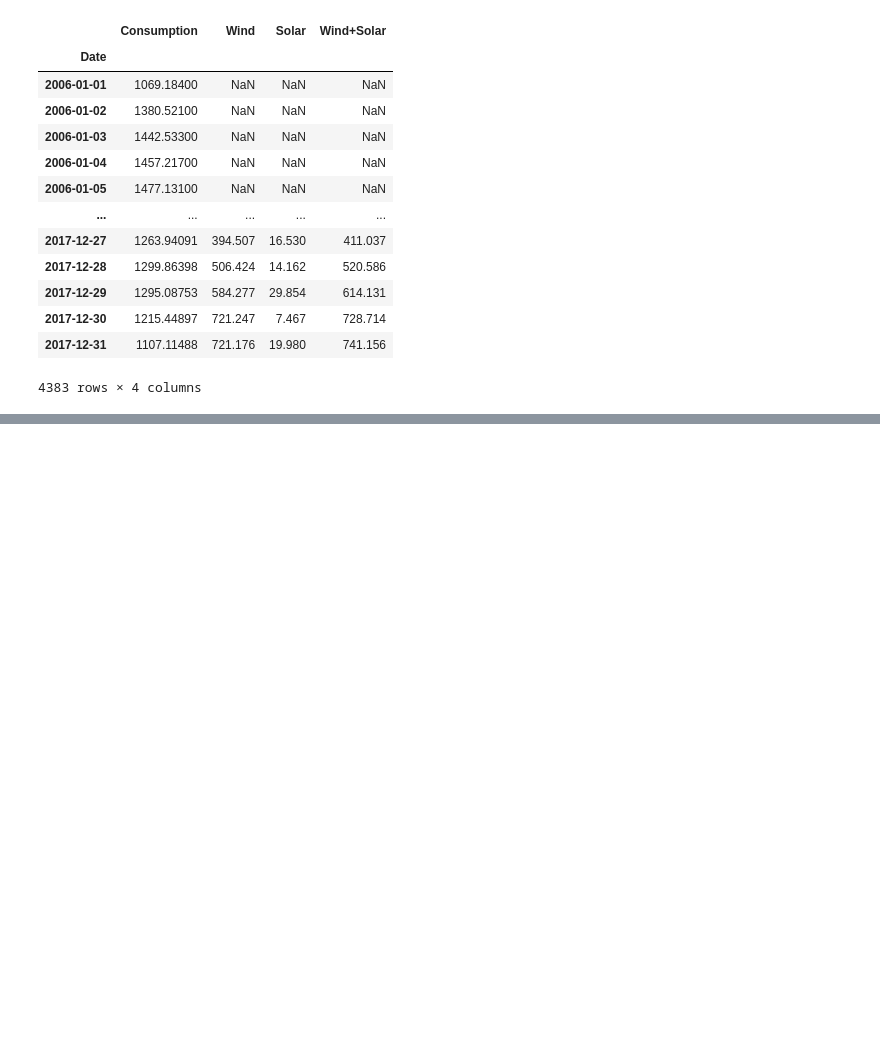
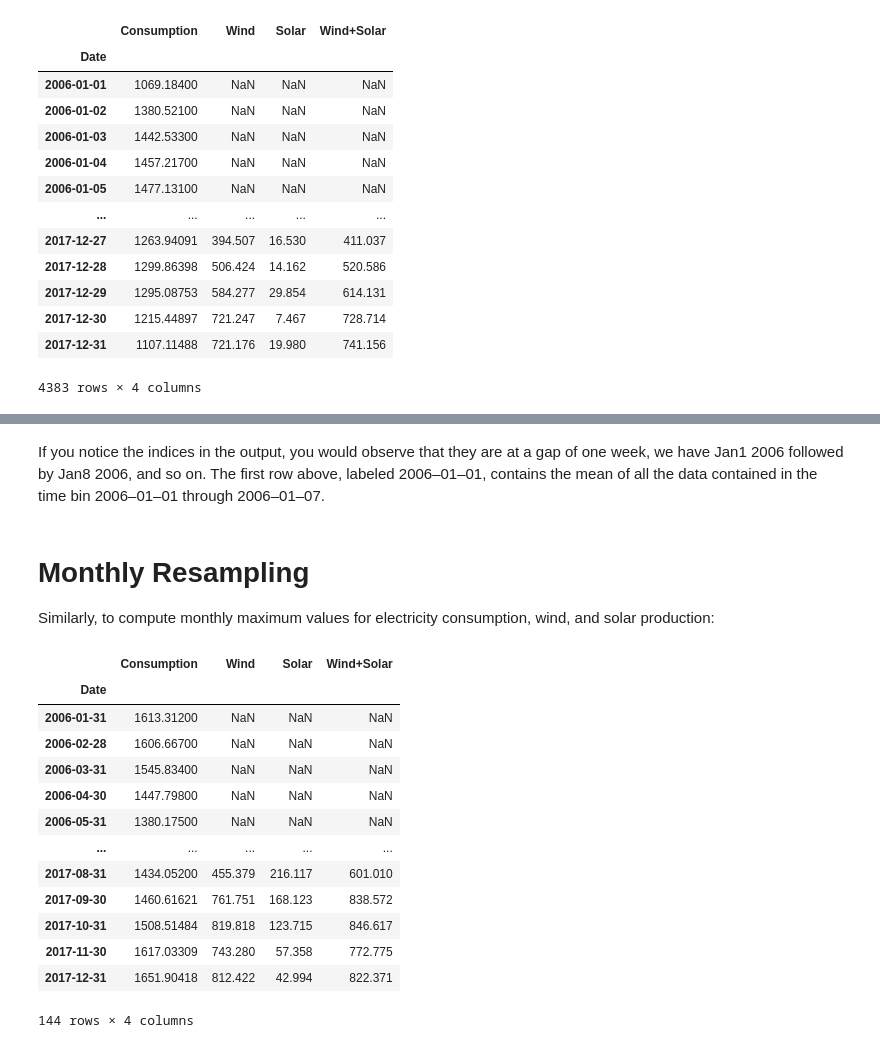
Before and after one commit to V-Nayak/python-basics, a Jupyter notebook: 17_Python_Basics_Pandas_DateTime.ipynb, the cells around one changed output, grey strips where cells are left out. Saved outputs shown, nothing was run; the diff lists cells and outputs as text; code cells hidden in the pictures; blank space fills up the shorter version.

```diff
--- a/17_Python_Basics_Pandas_DateTime.ipynb
+++ b/17_Python_Basics_Pandas_DateTime.ipynb
@@ -405,0 +505,24 @@ data
+# %% [markdown]
+If you notice the indices in the output, you would observe that they are at a gap of one week, we have Jan1 2006 followed by Jan8 2006, and so on. The first row above, labeled 2006–01–01, contains the mean of all the data contained in the time bin 2006–01–01 through 2006–01–07.
+# %% [markdown]
+# Monthly Resampling
+Similarly, to compute monthly maximum values for electricity consumption, wind, and solar production:
+# %%
+data_columns = ['Consumption', 'Wind', 'Solar', 'Wind+Solar']
+data_monthly_max = data[data_columns].resample('M').max() # W stands for weekly
+data_monthly_max
+# %% [output]
+|  | Consumption | Wind | Solar | Wind+Solar |
+| Date |  |  |  |  |
+| 2006-01-31 | 1613.31200 | NaN | NaN | NaN |
+| 2006-02-28 | 1606.66700 | NaN | NaN | NaN |
+| 2006-03-31 | 1545.83400 | NaN | NaN | NaN |
+| 2006-04-30 | 1447.79800 | NaN | NaN | NaN |
+| 2006-05-31 | 1380.17500 | NaN | NaN | NaN |
+| ... | ... | ... | ... | ... |
+| 2017-08-31 | 1434.05200 | 455.379 | 216.117 | 601.010 |
+| 2017-09-30 | 1460.61621 | 761.751 | 168.123 | 838.572 |
+| 2017-10-31 | 1508.51484 | 819.818 | 123.715 | 846.617 |
+| 2017-11-30 | 1617.03309 | 743.280 | 57.358 | 772.775 |
+| 2017-12-31 | 1651.90418 | 812.422 | 42.994 | 822.371 |
+144 rows × 4 columns
```
Also changed, not shown: parts of 13 cells of this notebook.
